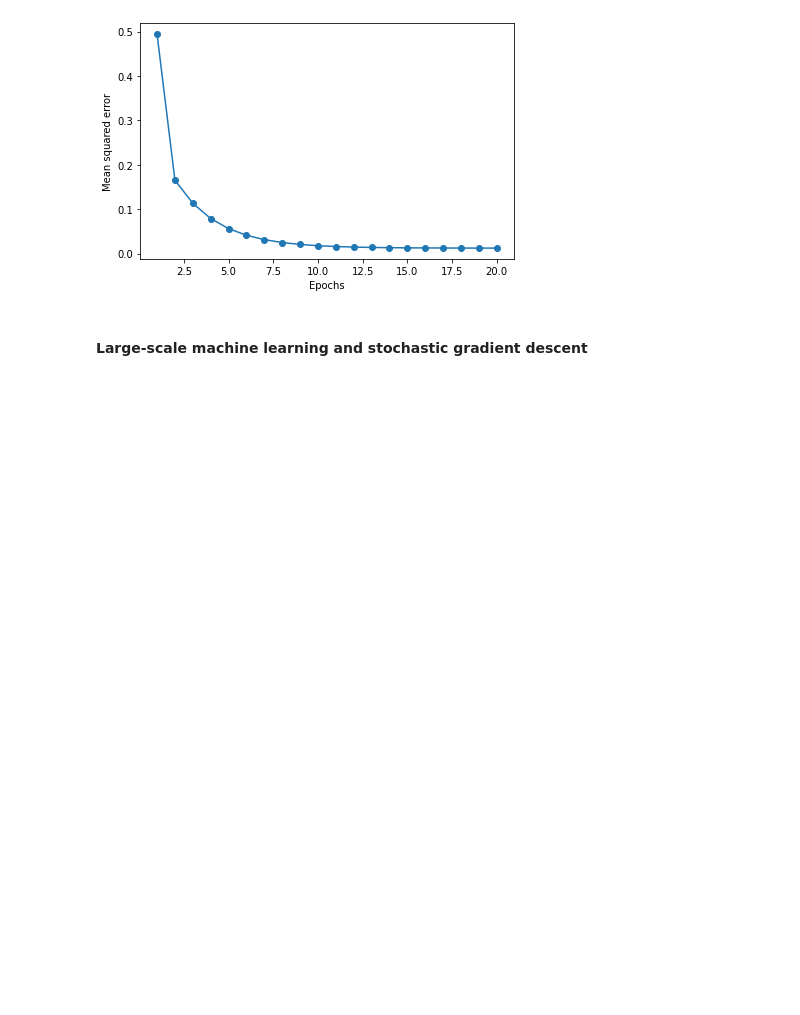
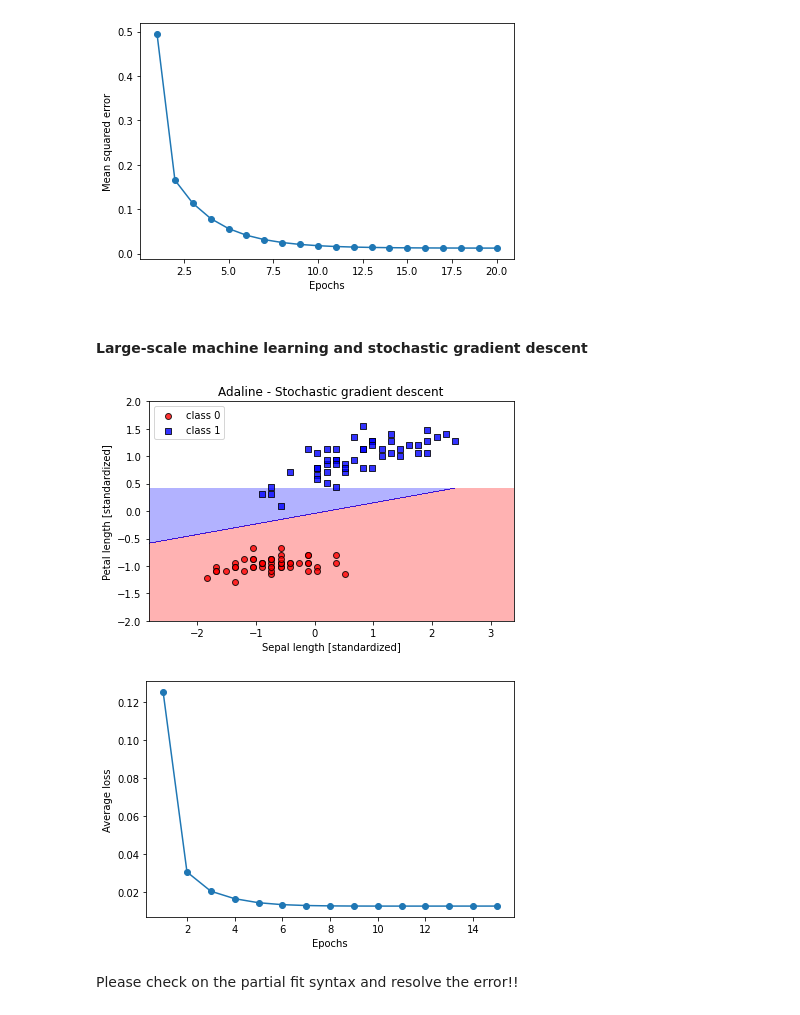
Before and after one commit to AimjGuytidy/pytorch-on, a Jupyter notebook: ml_pytorch.ipynb, the cells around one changed output. Drawn from its saved outputs; the diff is of its cells as text; code cells hidden in the pictures; blank space fills up the shorter version.

Commit message:
implemented the Stochastic Gradient Descent

```diff
--- a/ml_pytorch.ipynb
+++ b/ml_pytorch.ipynb
@@ -243,0 +302,24 @@ plt.show()
+# %%
+# let's visualize AdalineSGD
+ada_sgd = AdalineSGD(lr = 0.01,n_iter=15,random_state = 1)
+ada_sgd.fit(X_std,y)
+plot_decision_regions(X_std,y,ada_sgd,resolution=0.001)
+plt.ylim(-2.,2.)
+plt.xlabel("Sepal length [standardized]")
+plt.ylabel("Petal length [standardized]")
+plt.title("Adaline - Stochastic gradient descent")
+plt.legend(loc="upper left")
+plt.tight_layout()
+plt.show()
+
+plt.plot(range(1,len(ada_sgd.losses_)+1),ada_sgd.losses_,
+         marker = "o")
+plt.xlabel("Epochs")
+plt.ylabel("Average loss")
+plt.tight_layout()
+plt.show()
+# %% [output]
+[figure, added]
+[figure, added]
+# %% [markdown]
+Please check on the partial fit syntax and resolve the error!!
```
Also changed, not shown: parts of 1 cell of this notebook.
